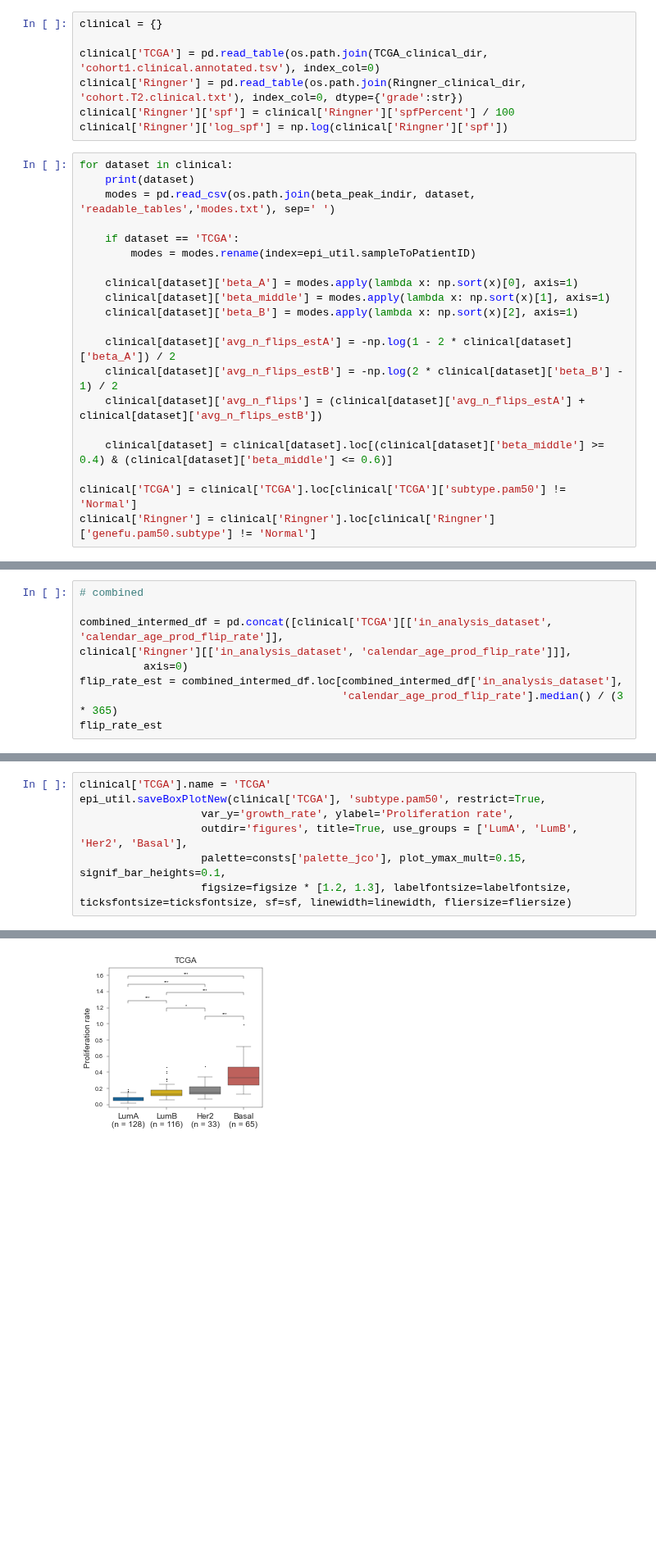
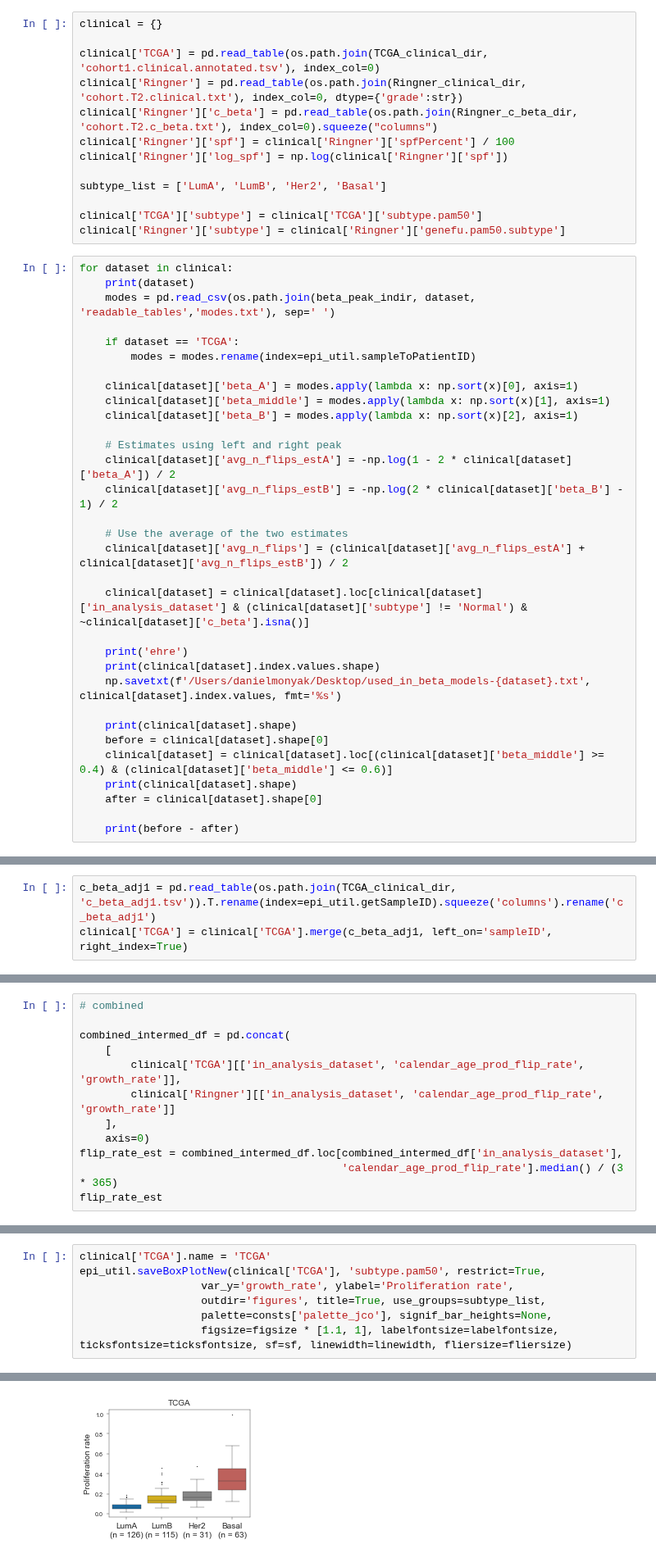
Before and after one commit to danmonyak/EpiClockInvasiveBRCA, a Jupyter notebook: Analysis/Estimate ages.ipynb, the cells around one changed output, grey strips where cells are left out. Shown at 82% size. Drawn from its saved outputs; the diff is of its cells as text; blank space fills up the shorter version.

```diff
--- a/Analysis/Estimate ages.ipynb
+++ b/Analysis/Estimate ages.ipynb
@@ -23,8 +24,14 @@ clinical = {}
 
 clinical['TCGA'] = pd.read_table(os.path.join(TCGA_clinical_dir, 'cohort1.clinical.annotated.tsv'), index_col=0)
 clinical['Ringner'] = pd.read_table(os.path.join(Ringner_clinical_dir, 'cohort.T2.clinical.txt'), index_col=0, dtype={'grade':str})
+clinical['Ringner']['c_beta'] = pd.read_table(os.path.join(Ringner_c_beta_dir, 'cohort.T2.c_beta.txt'), index_col=0).squeeze("columns")
 clinical['Ringner']['spf'] = clinical['Ringner']['spfPercent'] / 100
 clinical['Ringner']['log_spf'] = np.log(clinical['Ringner']['spf'])
+
+subtype_list = ['LumA', 'LumB', 'Her2', 'Basal']
+
+clinical['TCGA']['subtype'] = clinical['TCGA']['subtype.pam50']
+clinical['Ringner']['subtype'] = clinical['Ringner']['genefu.pam50.subtype']
 # %%
 for dataset in clinical:
     print(dataset)
@@ -37,13 +44,25 @@ for dataset in clinical:
     clinical[dataset]['beta_middle'] = modes.apply(lambda x: np.sort(x)[1], axis=1)
     clinical[dataset]['beta_B'] = modes.apply(lambda x: np.sort(x)[2], axis=1)
 
+    # Estimates using left and right peak
     clinical[dataset]['avg_n_flips_estA'] = -np.log(1 - 2 * clinical[dataset]['beta_A']) / 2
     clinical[dataset]['avg_n_flips_estB'] = -np.log(2 * clinical[dataset]['beta_B'] - 1) / 2
-    clinical[dataset]['avg_n_flips'] = (clinical[dataset]['avg_n_flips_estA'] + clinical[dataset]['avg_n_flips_estB'])
 
+    # Use the average of the two estimates
+    clinical[dataset]['avg_n_flips'] = (clinical[dataset]['avg_n_flips_estA'] + clinical[dataset]['avg_n_flips_estB']) / 2
+
+    clinical[dataset] = clinical[dataset].loc[clinical[dataset]['in_analysis_dataset'] & (clinical[dataset]['subtype'] != 'Normal') & ~clinical[dataset]['c_beta'].isna()]
+
+    print('ehre')
+    print(clinical[dataset].index.values.shape)
+    np.savetxt(f'/Users/danielmonyak/Desktop/used_in_beta_models-{dataset}.txt', clinical[dataset].index.values, fmt='%s')
+
+    print(clinical[dataset].shape)
+    before = clinical[dataset].shape[0]
     clinical[dataset] = clinical[dataset].loc[(clinical[dataset]['beta_middle'] >= 0.4) & (clinical[dataset]['beta_middle'] <= 0.6)]
+    print(clinical[dataset].shape)
+    after = clinical[dataset].shape[0]
 
-clinical['TCGA'] = clinical['TCGA'].loc[clinical['TCGA']['subtype.pam50'] != 'Normal']
-clinical['Ringner'] = clinical['Ringner'].loc[clinical['Ringner']['genefu.pam50.subtype'] != 'Normal']
+    print(before - after)
 # %% [output]
 TCGA
@@ -50,0 +94,3 @@ Ringner
+# %%
+c_beta_adj1 = pd.read_table(os.path.join(TCGA_clinical_dir, 'c_beta_adj1.tsv')).T.rename(index=epi_util.getSampleID).squeeze('columns').rename('c_beta_adj1')
+clinical['TCGA'] = clinical['TCGA'].merge(c_beta_adj1, left_on='sampleID', right_index=True)
@@ -191,9 +249,12 @@ Lund-predicted flip rate: 0.0039
 # %%
 # combined
 
-combined_intermed_df = pd.concat([clinical['TCGA'][['in_analysis_dataset', 'calendar_age_prod_flip_rate']],
-clinical['Ringner'][['in_analysis_dataset', 'calendar_age_prod_flip_rate']]],
-          axis=0)
+combined_intermed_df = pd.concat(
+    [
+        clinical['TCGA'][['in_analysis_dataset', 'calendar_age_prod_flip_rate', 'growth_rate']],
+        clinical['Ringner'][['in_analysis_dataset', 'calendar_age_prod_flip_rate', 'growth_rate']]
+    ],
+    axis=0)
 flip_rate_est = combined_intermed_df.loc[combined_intermed_df['in_analysis_dataset'],
                                          'calendar_age_prod_flip_rate'].median() / (3 * 365)
 flip_rate_est
@@ -206,13 +331,13 @@ for dataset in clinical:
 # %%
 clinical['TCGA'].name = 'TCGA'
 epi_util.saveBoxPlotNew(clinical['TCGA'], 'subtype.pam50', restrict=True,
                    var_y='growth_rate', ylabel='Proliferation rate',
-                   outdir='figures', title=True, use_groups = ['LumA', 'LumB', 'Her2', 'Basal'],
-                   palette=consts['palette_jco'], plot_ymax_mult=0.15, signif_bar_heights=0.1,
-                   figsize=figsize * [1.2, 1.3], labelfontsize=labelfontsize, ticksfontsize=ticksfontsize, sf=sf, linewidth=linewidth, fliersize=fliersize)
+                   outdir='figures', title=True, use_groups=subtype_list,
+                   palette=consts['palette_jco'], signif_bar_heights=None,
+                   figsize=figsize * [1.1, 1], labelfontsize=labelfontsize, ticksfontsize=ticksfontsize, sf=sf, linewidth=linewidth, fliersize=fliersize)
 # %% [output]
 <Axes: title={'center': 'TCGA'}, ylabel='Proliferation rate'>
-[figure, old version]
+[figure, new version]
 # %%
 clinical['Ringner'].name = 'Lund'
 epi_util.saveBoxPlotNew(clinical['Ringner'], 'genefu.pam50.subtype', restrict=True,
```
Also changed, not shown: parts of 27 cells of this notebook, 46 other files.
